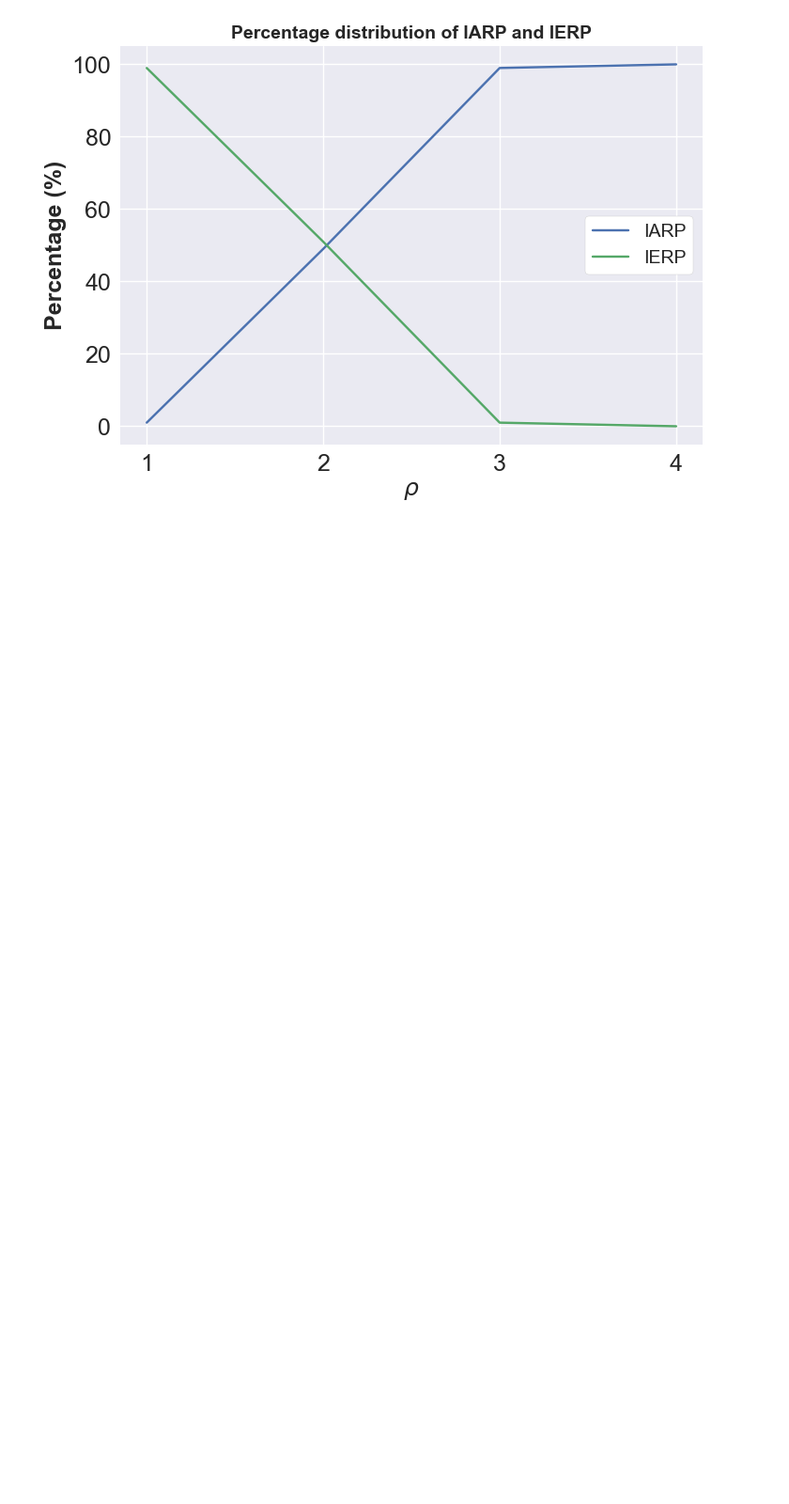
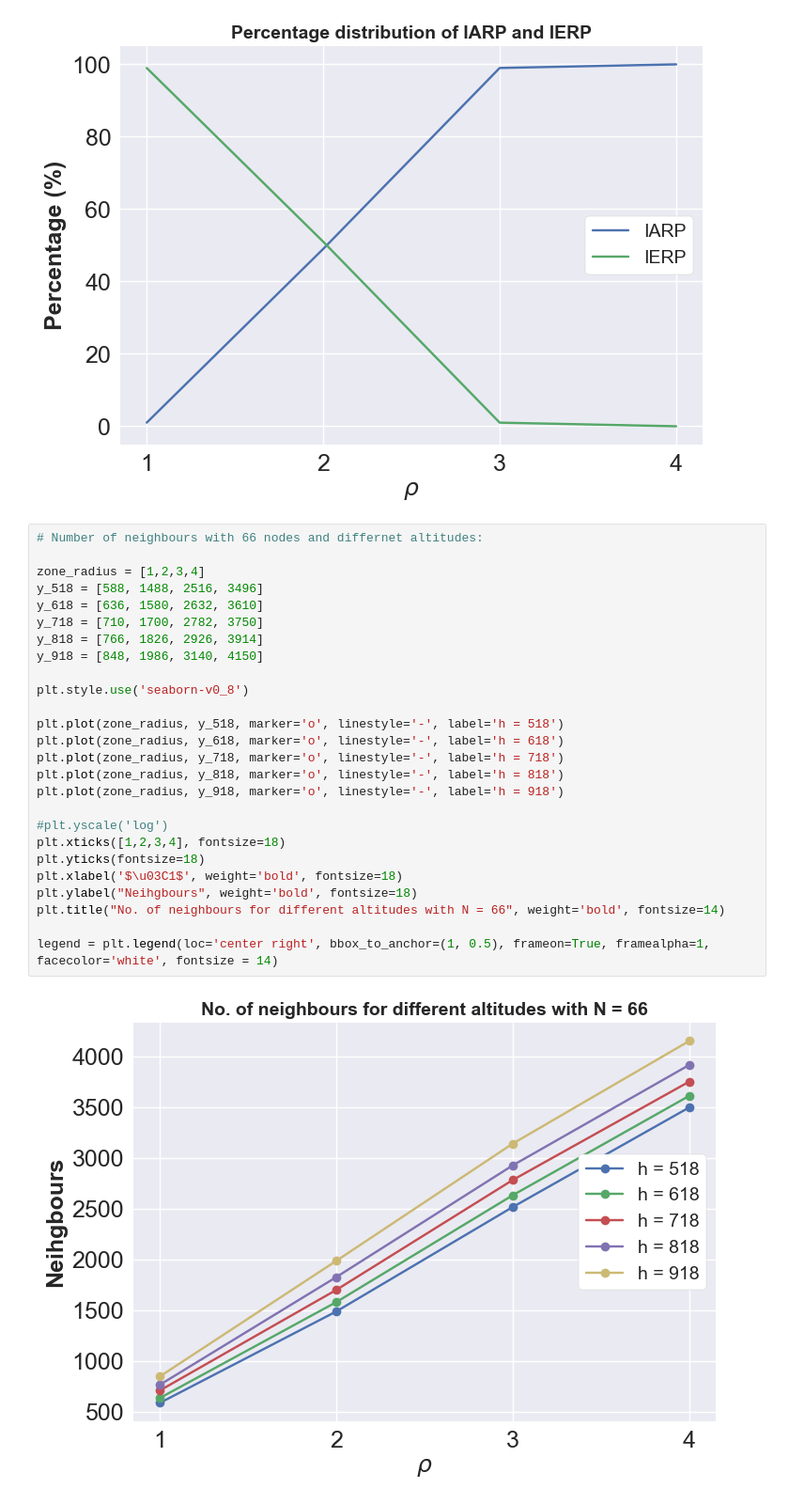
Before and after one commit to mathias-magnusson/Zone-routing-protocol, a Jupyter notebook: plot.ipynb, the cells around one changed output. Shown at 94% size. Drawn from its saved outputs; the diff is of its cells as text; blank space fills up the shorter version.

```diff
--- a/plot.ipynb
+++ b/plot.ipynb
@@ -223,3 +223,31 @@ plt.title("Percentage distribution of IARP and IERP", weight='bold', fontsize=14
 legend = plt.legend(loc='center right', bbox_to_anchor=(1, 0.5), frameon=True, framealpha=1, facecolor='white', fontsize = 14)
 # %% [output]
 [figure]
+# %%
+# Number of neighbours with 66 nodes and differnet altitudes:
+
+zone_radius = [1,2,3,4]
+y_518 = [588, 1488, 2516, 3496]
+y_618 = [636, 1580, 2632, 3610]
+y_718 = [710, 1700, 2782, 3750]
+y_818 = [766, 1826, 2926, 3914]
+y_918 = [848, 1986, 3140, 4150]
+
+plt.style.use('seaborn-v0_8')
+
+plt.plot(zone_radius, y_518, marker='o', linestyle='-', label='h = 518')
+plt.plot(zone_radius, y_618, marker='o', linestyle='-', label='h = 618')
+plt.plot(zone_radius, y_718, marker='o', linestyle='-', label='h = 718')
+plt.plot(zone_radius, y_818, marker='o', linestyle='-', label='h = 818')
+plt.plot(zone_radius, y_918, marker='o', linestyle='-', label='h = 918')
+
+#plt.yscale('log')
+plt.xticks([1,2,3,4], fontsize=18)
+plt.yticks(fontsize=18)
+plt.xlabel('$\u03C1$', weight='bold', fontsize=18)
+plt.ylabel("Neihgbours", weight='bold', fontsize=18)
+plt.title("No. of neighbours for different altitudes with N = 66", weight='bold', fontsize=14)
+
+legend = plt.legend(loc='center right', bbox_to_anchor=(1, 0.5), frameon=True, framealpha=1, facecolor='white', fontsize = 14)
+# %% [output]
+[figure, added]
```
Also changed, not shown: parts of 6 cells of this notebook.
